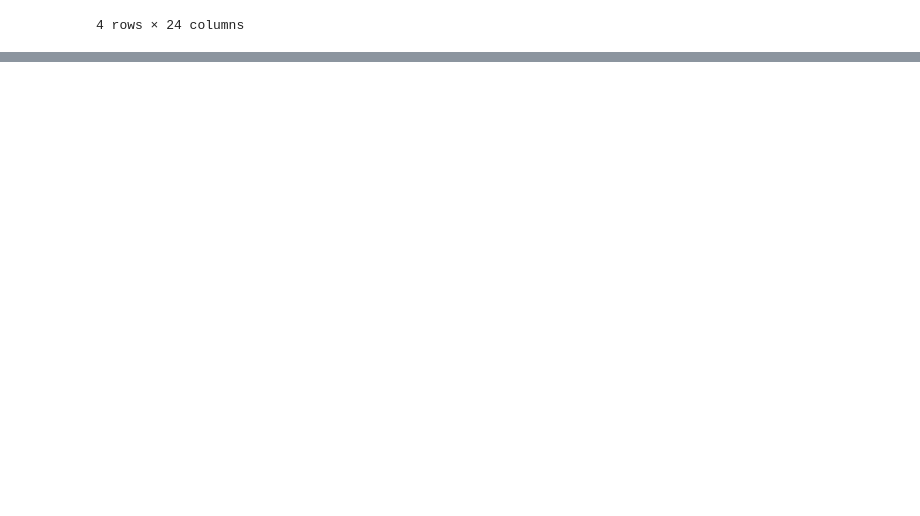
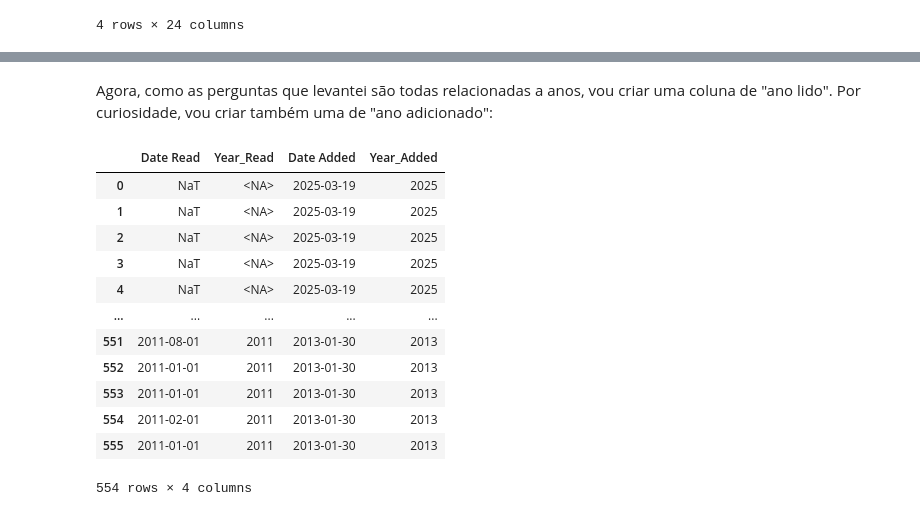
Before and after one commit to pdrpnhr/analise-goodreads, a Jupyter notebook: analise-goodreads.ipynb, the cells around one changed output, grey strips where cells are left out. Drawn from its saved outputs; the diff is of its cells as text; code cells hidden in the pictures; blank space fills up the shorter version.

```diff
--- a/analise-goodreads.ipynb
+++ b/analise-goodreads.ipynb
@@ -172,0 +197,9 @@ df[df['ISBN13'] == "=\"9780786891368\""]
+# %%
+# Colocando os valores mínimos das colunas "Date Read" e "Date Added" na linha que vamos manter:
+
+df.loc[[246], ['Date Read']] = df[df['Title'] == 'Naked Heat (Nikki Heat, #2)']['Date Read'].min()
+df.loc[[246], ['Date Added']] = df[df['Title'] == 'Naked Heat (Nikki Heat, #2)']['Date Added'].min()
+
+# Verificando se deu certo:
+
+df[df['Title'] == 'Naked Heat (Nikki Heat, #2)']
@@ -172,0 +211,7 @@ df[df['ISBN13'] == "=\"9780786891368\""]
+# %%
+# Removendo a linha que não vamos usar do df:
+df = df.drop([445])
+
+# Novamente, verificando se deu certo:
+
+df[df['Title'] == 'Naked Heat (Nikki Heat, #2)']
@@ -172,0 +241,23 @@ df[df['ISBN13'] == "=\"9780786891368\""]
+# %% [markdown]
+Agora, como as perguntas que levantei são todas relacionadas a anos, vou criar uma coluna de "ano lido". Por curiosidade, vou criar também uma de "ano adicionado":
+# %%
+df['Year_Read'] = df['Date Read'].dt.year.astype('Int64')
+df['Year_Added'] = df['Date Added'].dt.year.astype('Int64')
+
+# Para verificar se criou certo:
+
+df[['Date Read','Year_Read','Date Added','Year_Added']]
+# %% [output]
+|  | Date Read | Year_Read | Date Added | Year_Added |
+| 0 | NaT | <NA> | 2025-03-19 | 2025 |
+| 1 | NaT | <NA> | 2025-03-19 | 2025 |
+| 2 | NaT | <NA> | 2025-03-19 | 2025 |
+| 3 | NaT | <NA> | 2025-03-19 | 2025 |
+| 4 | NaT | <NA> | 2025-03-19 | 2025 |
+| ... | ... | ... | ... | ... |
+| 551 | 2011-08-01 | 2011 | 2013-01-30 | 2013 |
+| 552 | 2011-01-01 | 2011 | 2013-01-30 | 2013 |
+| 553 | 2011-01-01 | 2011 | 2013-01-30 | 2013 |
+| 554 | 2011-02-01 | 2011 | 2013-01-30 | 2013 |
+| 555 | 2011-01-01 | 2011 | 2013-01-30 | 2013 |
+554 rows × 4 columns
```
Also changed, not shown: parts of 25 cells of this notebook, 2 other files.
